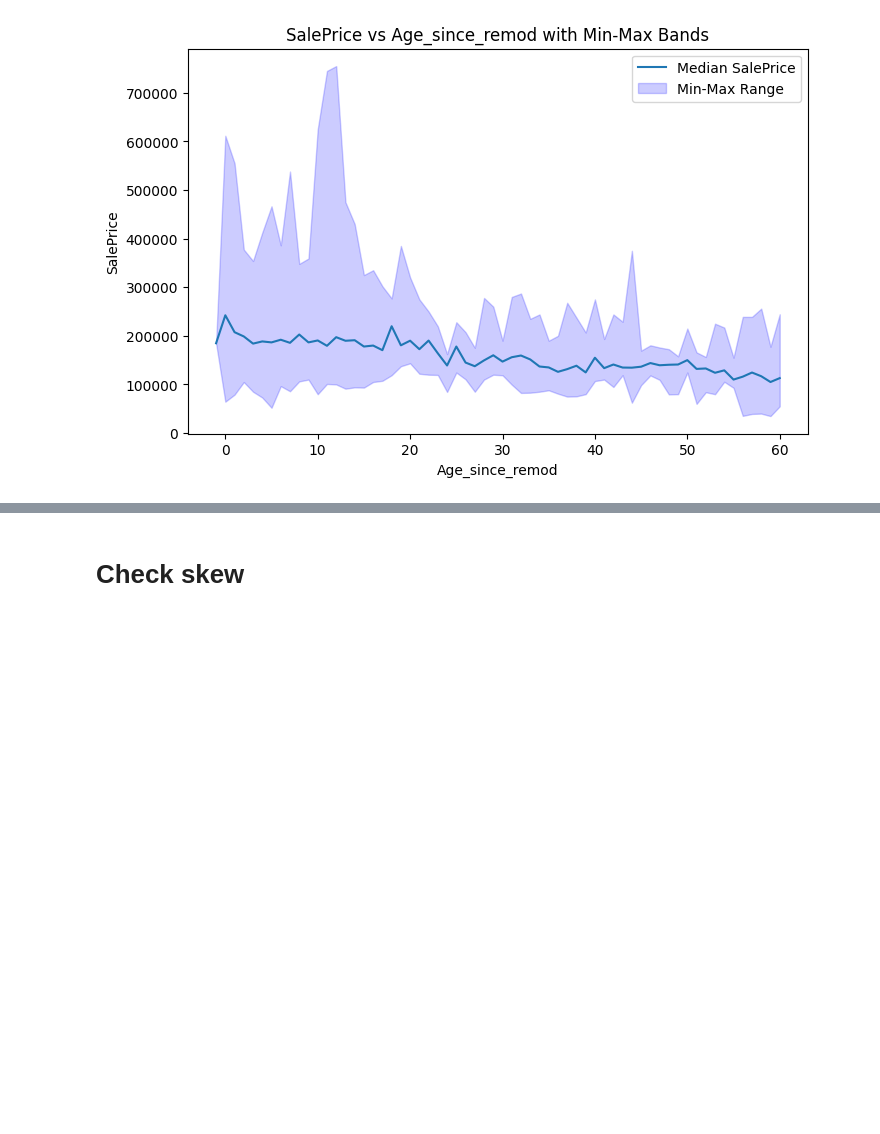
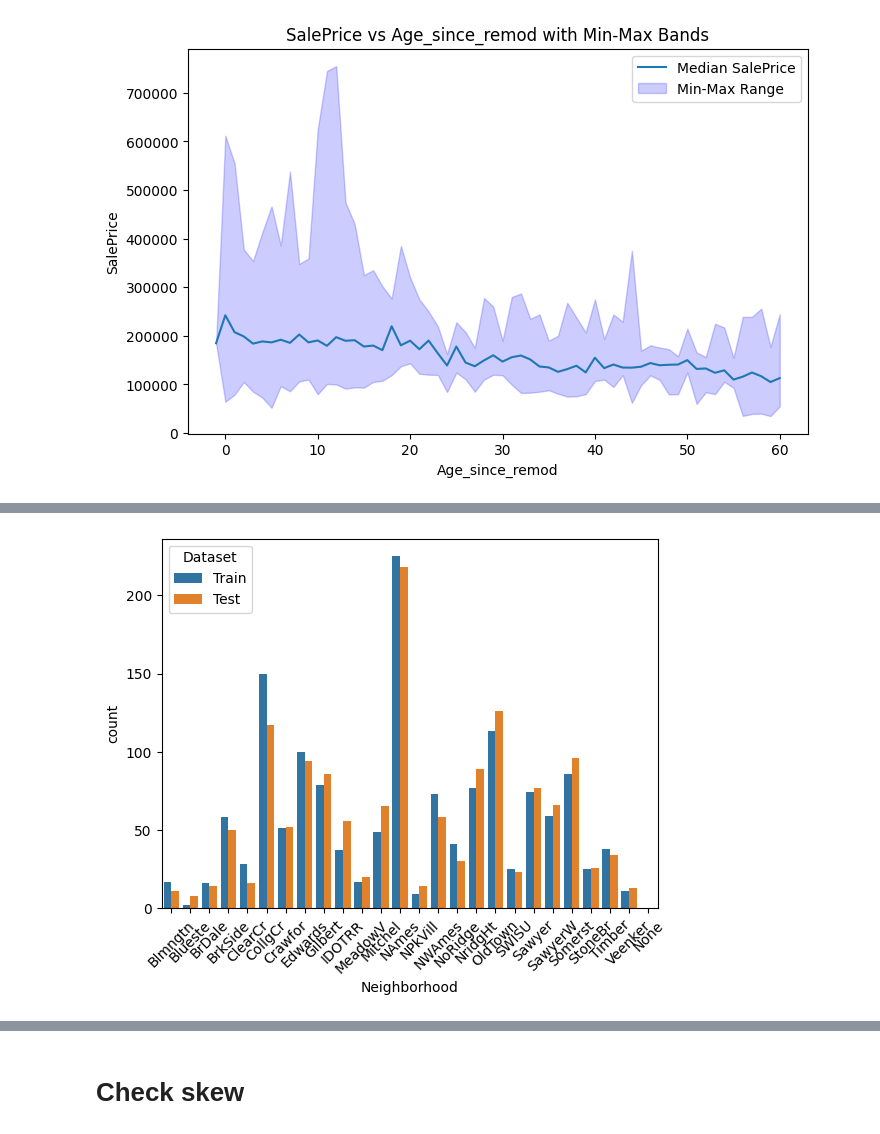
Before and after one commit to abhivij/housing_price_prediction, a Jupyter notebook: housing-price-prediction-part-2-exploratory.ipynb, the cells around one changed output, grey strips where cells are left out. Cells and saved outputs as stored; diff of their text form; code cells hidden in the pictures; blank space fills up the shorter version.

```diff
--- a/housing-price-prediction-part-2-exploratory.ipynb
+++ b/housing-price-prediction-part-2-exploratory.ipynb
@@ -1220,0 +1285,6 @@ plt.show()
+# %%
+sns.countplot(data=plot_data, x="Neighborhood", hue='Dataset')
+plt.tick_params(axis='x', labelrotation=45)
+plt.show()
+# %% [output]
+[figure, added]
```
Also changed, not shown: parts of 19 cells of this notebook, 2 other files.
